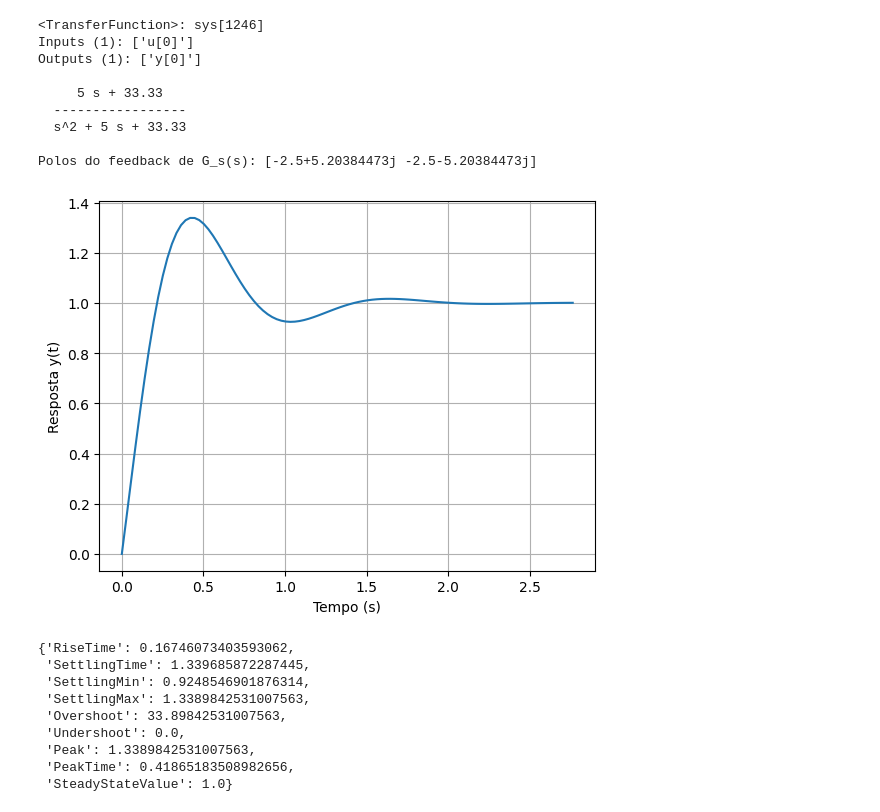
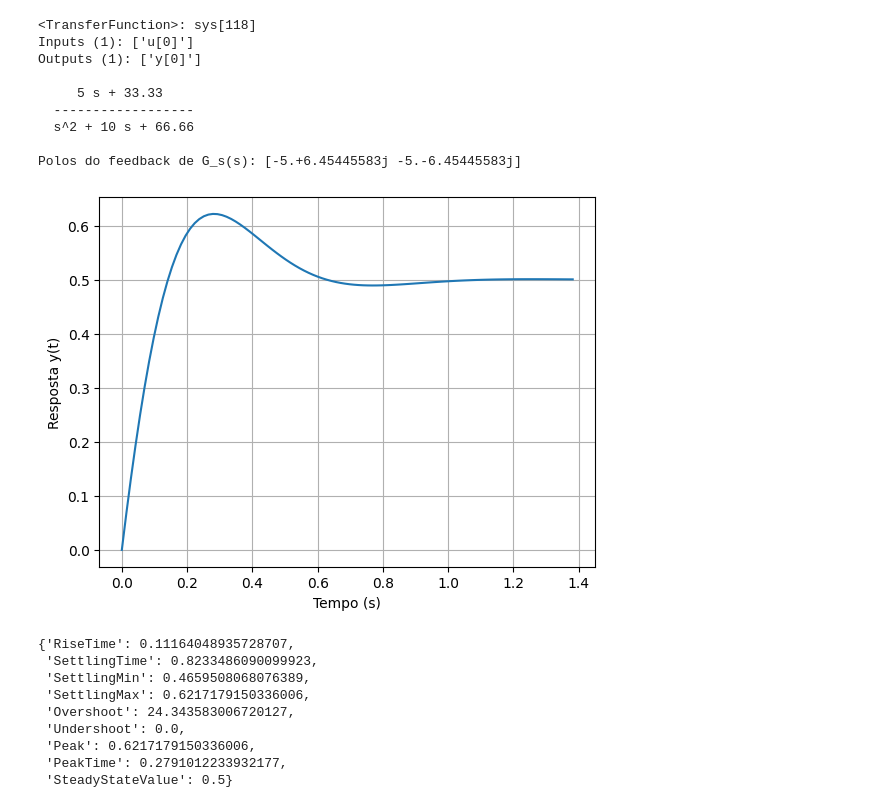
Before and after one commit to FilipeCaetano04/Sistema-Controle-PW, a Jupyter notebook: codigos/sistema-lag-compensator.ipynb, the cells around one changed output. Cells and saved outputs as stored; diff of their text form; code cells hidden in the pictures.

```diff
--- a/codigos/sistema-lag-compensator.ipynb
+++ b/codigos/sistema-lag-compensator.ipynb
@@ -19,39 +19,40 @@ Outputs (1): ['y[0]']
       s^2
 [figure]
 # %%
-G_s_feedback = ctr.feedback(G_s, 1)
-print(G_s_feedback)
+T_s = ctr.feedback(G_s, 1)
+T_s_feedback = ctr.feedback(T_s, 1)
+print(T_s_feedback)
 
-polos_G_s_feedback = ctr.poles(G_s_feedback)
+polos_G_s_feedback = ctr.poles(T_s_feedback)
 print(f'\nPolos do feedback de G_s(s): {polos_G_s_feedback}')
 
-t, y = ctr.step_response(G_s_feedback)
+t, y = ctr.step_response(T_s_feedback)
 plt.plot(t, y)
 plt.xlabel('Tempo (s)')
 plt.ylabel('Resposta y(t)')
 plt.grid()
 plt.show()
-ctr.step_info(G_s_feedback)
+ctr.step_info(T_s_feedback)
 # %% [output]
-<TransferFunction>: sys[1246]
+<TransferFunction>: sys[118]
 Inputs (1): ['u[0]']
 Outputs (1): ['y[0]']
 
      5 s + 33.33
-  -----------------
-  s^2 + 5 s + 33.33
+  ------------------
+  s^2 + 10 s + 66.66
 
-Polos do feedback de G_s(s): [-2.5+5.20384473j -2.5-5.20384473j]
+Polos do feedback de G_s(s): [-5.+6.45445583j -5.-6.45445583j]
-[figure, old version]
+[figure, new version]
-{'RiseTime': 0.16746073403593062,
- 'SettlingTime': 1.339685872287445,
- 'SettlingMin': 0.9248546901876314,
- 'SettlingMax': 1.3389842531007563,
- 'Overshoot': 33.89842531007563,
+{'RiseTime': 0.11164048935728707,
+ 'SettlingTime': 0.8233486090099923,
+ 'SettlingMin': 0.4659508068076389,
+ 'SettlingMax': 0.6217179150336006,
+ 'Overshoot': 24.343583006720127,
  'Undershoot': 0.0,
- 'Peak': 1.3389842531007563,
- 'PeakTime': 0.41865183508982656,
- 'SteadyStateValue': 1.0}
+ 'Peak': 0.6217179150336006,
+ 'PeakTime': 0.2791012233932177,
+ 'SteadyStateValue': 0.5}
 # %%
 G_c = ctr.tf([1, 0.05], [1, 0.005555])
 
```
Also changed, not shown: parts of 2 cells of this notebook, 5 other files.
